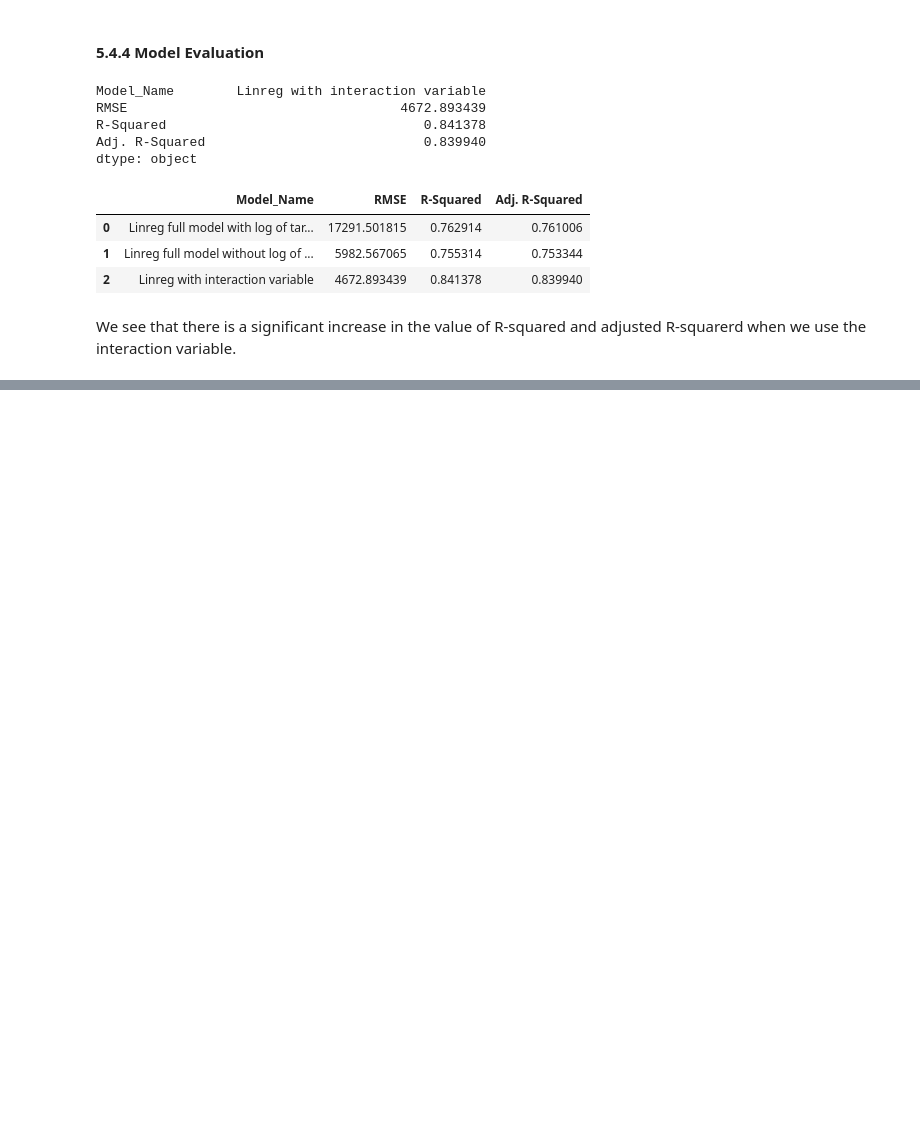
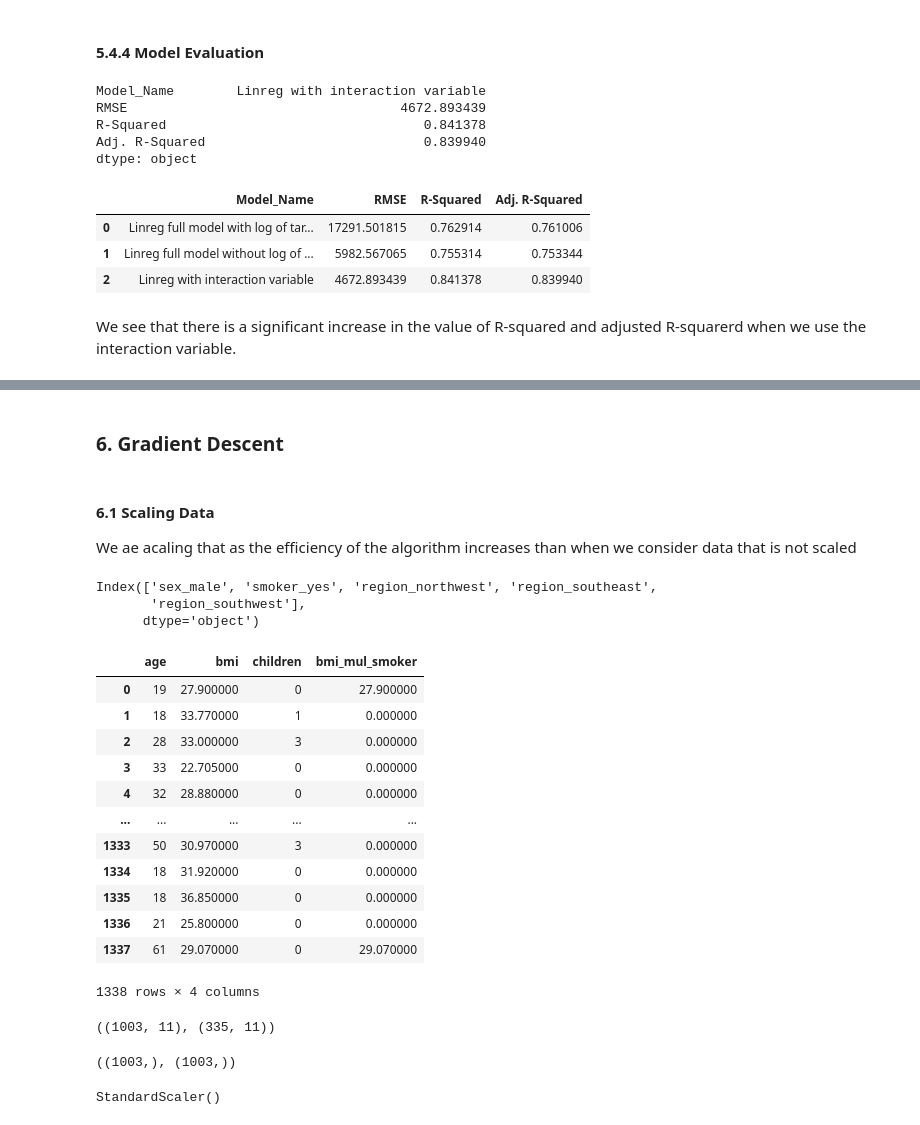
Before and after one commit to sawan13499/Health-Insurance-Case-Study, a Jupyter notebook: Health_Insurance_Case_Study_Practice.ipynb, the cells around one changed output, grey strips where cells are left out. Drawn from its saved outputs; the diff is of its cells as text; code cells hidden in the pictures; blank space fills up the shorter version.

```diff
--- a/Health_Insurance_Case_Study_Practice.ipynb
+++ b/Health_Insurance_Case_Study_Practice.ipynb
@@ -846,0 +845,15 @@ We see that there is a significant increase in the value of R-squared and adjust
+# %% [markdown]
+### 6. Gradient Descent
+# %% [markdown]
+#### 6.1 Scaling Data
+
+We ae acaling that as the efficiency of the algorithm increases than when we consider data that is not scaled
+# %%
+df_numerical_features.columns
+df_categorical_features.columns
+# %% [output]
+Index(['sex_male', 'smoker_yes', 'region_northwest', 'region_southeast',
+       'region_southwest'],
+      dtype='object')
+# %%
+df_numerical_features['bmi_mul_smoker'] = df_numerical_features['bmi']*df_categorical_features['smoker_yes']
@@ -846,0 +862,16 @@ We see that there is a significant increase in the value of R-squared and adjust
+# %%
+df_numerical_features.drop(['charges','log_charges'], axis=1)
+# %% [output]
+|  | age | bmi | children | bmi_mul_smoker |
+| 0 | 19 | 27.900000 | 0 | 27.900000 |
+| 1 | 18 | 33.770000 | 1 | 0.000000 |
+| 2 | 28 | 33.000000 | 3 | 0.000000 |
+| 3 | 33 | 22.705000 | 0 | 0.000000 |
+| 4 | 32 | 28.880000 | 0 | 0.000000 |
+| ... | ... | ... | ... | ... |
+| 1333 | 50 | 30.970000 | 3 | 0.000000 |
+| 1334 | 18 | 31.920000 | 0 | 0.000000 |
+| 1335 | 18 | 36.850000 | 0 | 0.000000 |
+| 1336 | 21 | 25.800000 | 0 | 0.000000 |
+| 1337 | 61 | 29.070000 | 0 | 29.070000 |
+1338 rows × 4 columns
@@ -846,0 +882,13 @@ We see that there is a significant increase in the value of R-squared and adjust
+# %%
+X_train_scaled.shape, X_test_scaled.shape
+# %% [output]
+((1003, 11), (335, 11))
+# %%
+y_train_scaled.shape, y_train_scaled.shape
+# %% [output]
+((1003,), (1003,))
+# %%
+scaler_ind = StandardScaler()
+scaler_ind.fit(X_train_scaled)# we have to first fit the data so that it caculates its mean and std dev
+# %% [output]
+StandardScaler()
```
Also changed, not shown: parts of 12 cells of this notebook.
